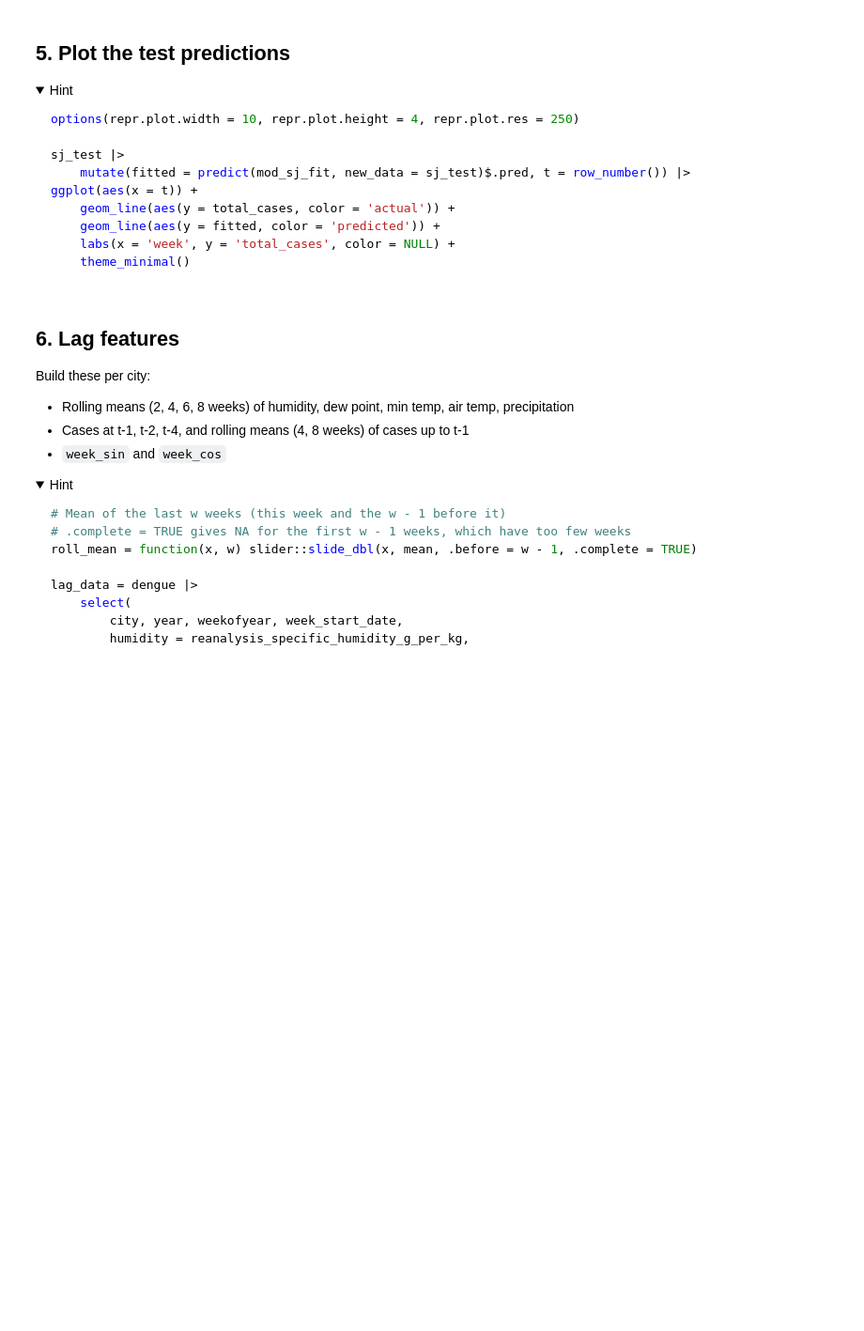
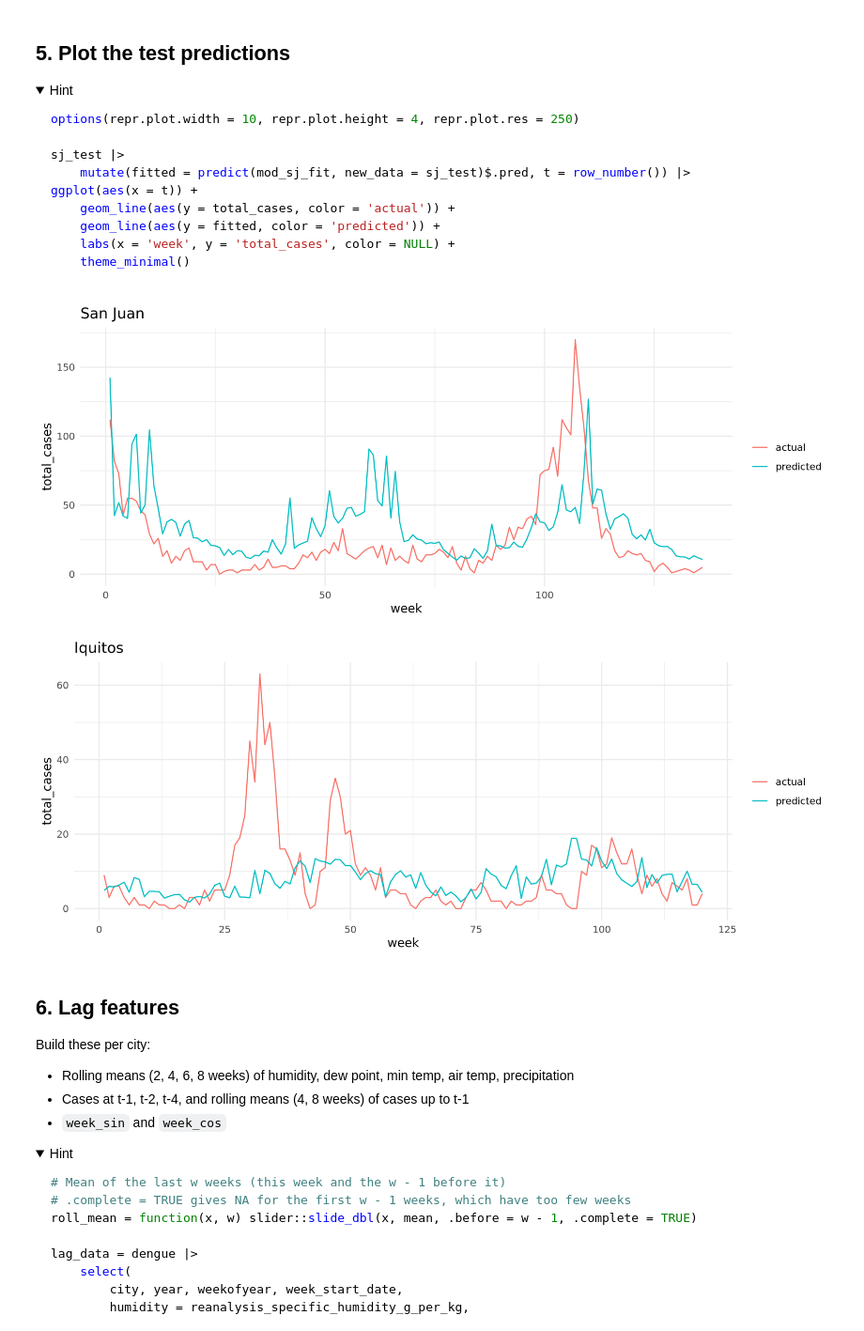
Before and after one commit to anandjss/codespace, a Jupyter notebook: exercises/14-dengue-exercise.ipynb, the cells around one changed output. Shown at 94% size. Cells and saved outputs as stored; diff of their text form; code cells hidden in the pictures; folded sections open; blank space fills up the shorter version.

Commit message:
complete exercises/14-dengue-exercise.ipynb

````diff
--- a/exercises/14-dengue-exercise.ipynb
+++ b/exercises/14-dengue-exercise.ipynb
@@ -81,3 +168,14 @@ iq_test = dengue_iq |> slice(401:n())
 ```
 
 </details>
+# %%
+dengue_sj = dengue_processed |> filter(city == 'sj')
+dengue_iq = dengue_processed |> filter(city == 'iq')
+
+sj_train = dengue_sj |> slice(1:800)
+sj_test = dengue_sj |> slice(801:n())
+
+iq_train = dengue_iq |> slice(1:400)
+iq_test = dengue_iq |> slice(401:n())
+
+c(sj_train = nrow(sj_train), sj_test = nrow(sj_test), iq_train = nrow(iq_train), iq_test = nrow(iq_test))
@@ -99,6 +200,16 @@ mod_iq_fit = mod |> fit(formula, data = iq_train)
 ```
 
 </details>
+# %%
+set.seed(42)
+mod = rand_forest(trees = 500, min_n = 30) |> set_mode('regression')
+
+formula = total_cases ~ weekofyear + reanalysis_specific_humidity_g_per_kg +
+    reanalysis_dew_point_temp_k + station_avg_temp_c + station_min_temp_c
+
+mod_sj_fit = mod |> fit(formula, data = sj_train)
+
+mod_iq_fit = mod |> fit(formula, data = iq_train)
 # %% [markdown]
 ## 5. Plot the test predictions
 
@@ -118,6 +229,27 @@ ggplot(aes(x = t)) +
 ```
 
 </details>
+# %%
+options(repr.plot.width = 10, repr.plot.height = 4, repr.plot.res = 250)
+
+sj_test |>
+    mutate(fitted = predict(mod_sj_fit, new_data = sj_test)$.pred, t = row_number()) |>
+ggplot(aes(x = t)) +
+    geom_line(aes(y = total_cases, color = 'actual')) +
+    geom_line(aes(y = fitted, color = 'predicted')) +
+    labs(title = 'San Juan', x = 'week', y = 'total_cases', color = NULL) +
+    theme_minimal()
+
+iq_test |>
+    mutate(fitted = predict(mod_iq_fit, new_data = iq_test)$.pred, t = row_number()) |>
+ggplot(aes(x = t)) +
+    geom_line(aes(y = total_cases, color = 'actual')) +
+    geom_line(aes(y = fitted, color = 'predicted')) +
+    labs(title = 'Iquitos', x = 'week', y = 'total_cases', color = NULL) +
+    theme_minimal()
+# %% [output]
+[figure, added]
+[figure, added]
 # %% [markdown]
 ## 6. Lag features
 
````
Also changed, not shown: parts of 11 cells of this notebook, 2 other files.
